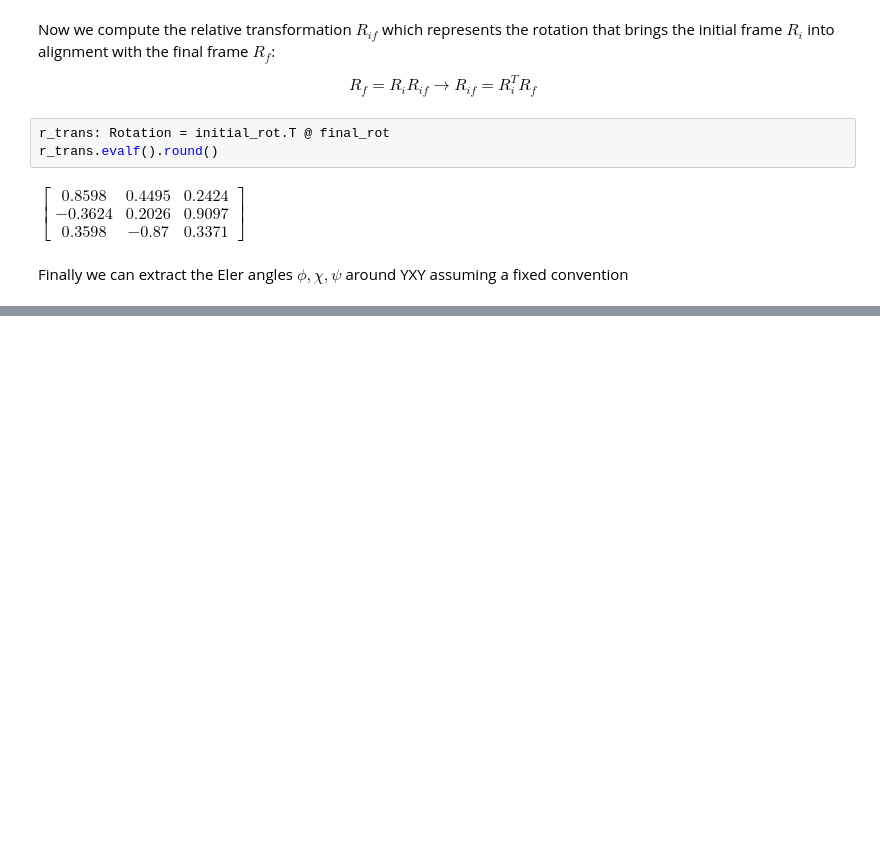
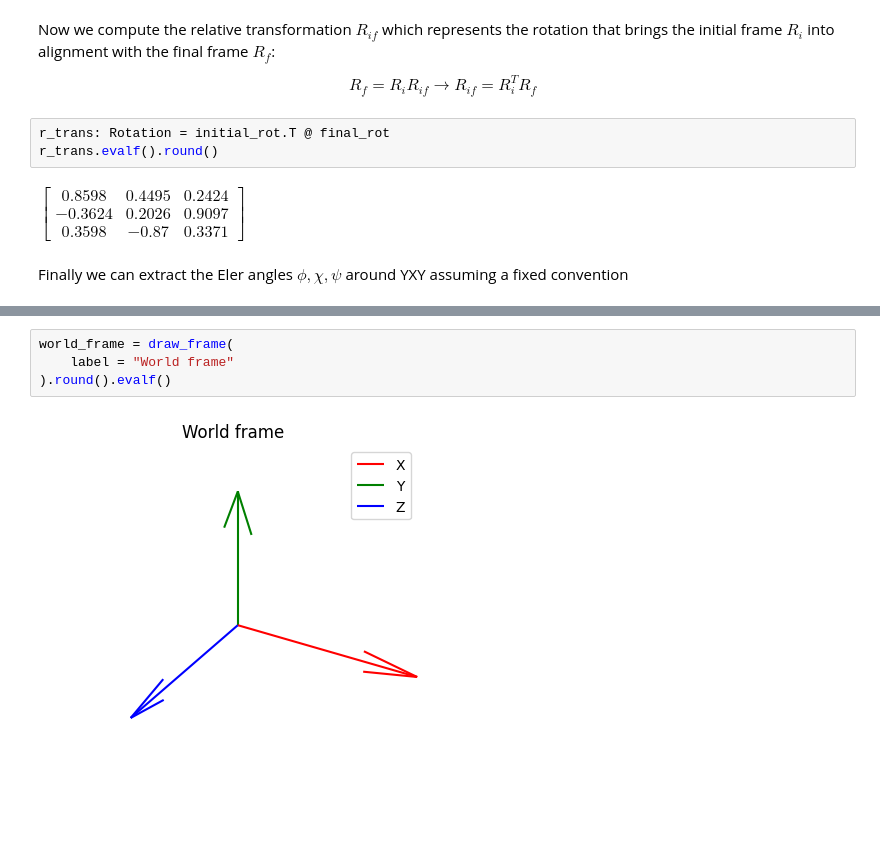
Before and after one commit to Haislich/robotic, a Jupyter notebook: exams/midterm_22-11-2024.ipynb, the cells around one changed output, grey strips where cells are left out. Saved outputs shown, nothing was run; the diff lists cells and outputs as text; blank space fills up the shorter version.

```diff
--- a/exams/midterm_22-11-2024.ipynb
+++ b/exams/midterm_22-11-2024.ipynb
@@ -76,0 +200,6 @@ $\displaystyle \psi = 2.66473333629781$
+# %%
+world_frame = draw_frame(
+    label = "World frame"
+).round().evalf()
+# %% [output]
+[figure, added]
```
Also changed, not shown: parts of 42 cells of this notebook, 4 other files.
